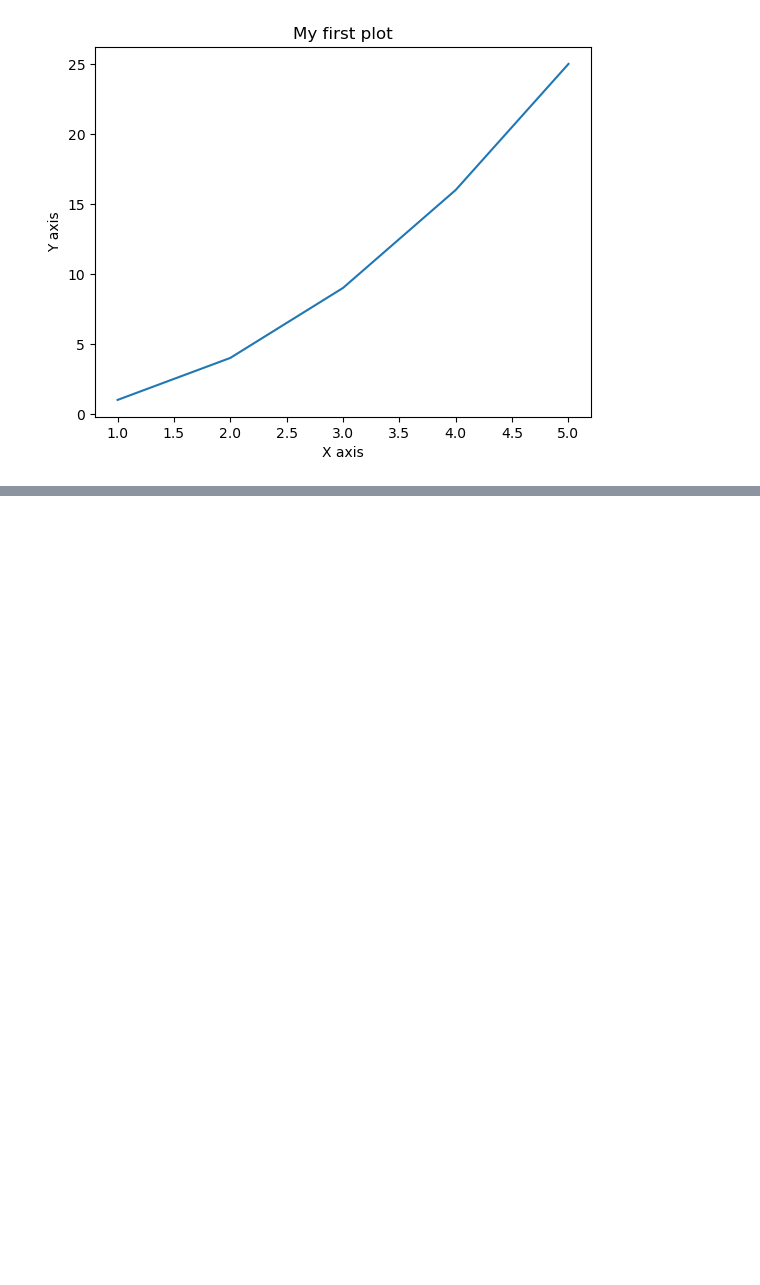
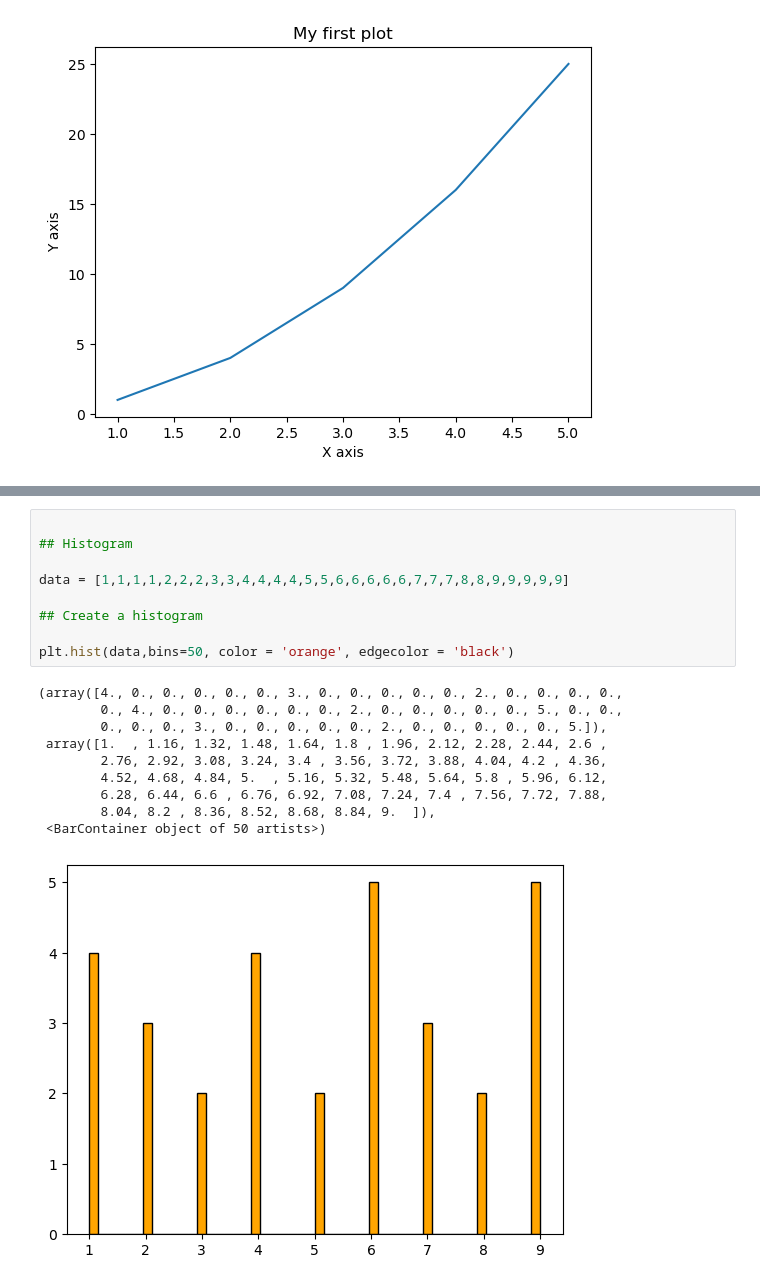
Before and after one commit to VanshSharma0/Data-Analyst, a Jupyter notebook: matplotlib/mpl.ipynb, the cells around one changed output, grey strips where cells are left out. Cells and saved outputs as stored; diff of their text form; blank space fills up the shorter version.

```diff
--- a/matplotlib/mpl.ipynb
+++ b/matplotlib/mpl.ipynb
@@ -23,0 +57,20 @@ plt.plot(x,y,color='red', linestyle='-.')
+# %%
+
+## Histogram
+
+data = [1,1,1,1,2,2,2,3,3,4,4,4,4,5,5,6,6,6,6,6,7,7,7,8,8,9,9,9,9,9]
+
+## Create a histogram
+
+plt.hist(data,bins=50, color = 'orange', edgecolor = 'black')
+# %% [output]
+(array([4., 0., 0., 0., 0., 0., 3., 0., 0., 0., 0., 0., 2., 0., 0., 0., 0.,
+        0., 4., 0., 0., 0., 0., 0., 0., 2., 0., 0., 0., 0., 0., 5., 0., 0.,
+        0., 0., 0., 3., 0., 0., 0., 0., 0., 2., 0., 0., 0., 0., 0., 5.]),
+ array([1.  , 1.16, 1.32, 1.48, 1.64, 1.8 , 1.96, 2.12, 2.28, 2.44, 2.6 ,
+        2.76, 2.92, 3.08, 3.24, 3.4 , 3.56, 3.72, 3.88, 4.04, 4.2 , 4.36,
+        4.52, 4.68, 4.84, 5.  , 5.16, 5.32, 5.48, 5.64, 5.8 , 5.96, 6.12,
+        6.28, 6.44, 6.6 , 6.76, 6.92, 7.08, 7.24, 7.4 , 7.56, 7.72, 7.88,
+        8.04, 8.2 , 8.36, 8.52, 8.68, 8.84, 9.  ]),
+ <BarContainer object of 50 artists>)
+[figure, added]
```
Also changed, not shown: parts of 6 cells of this notebook, 1 other file.
